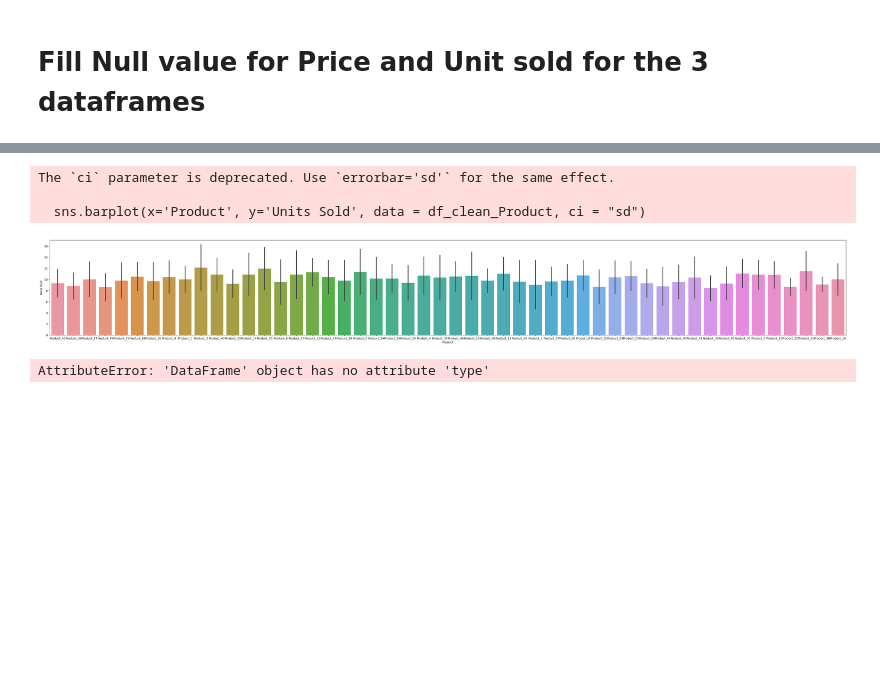
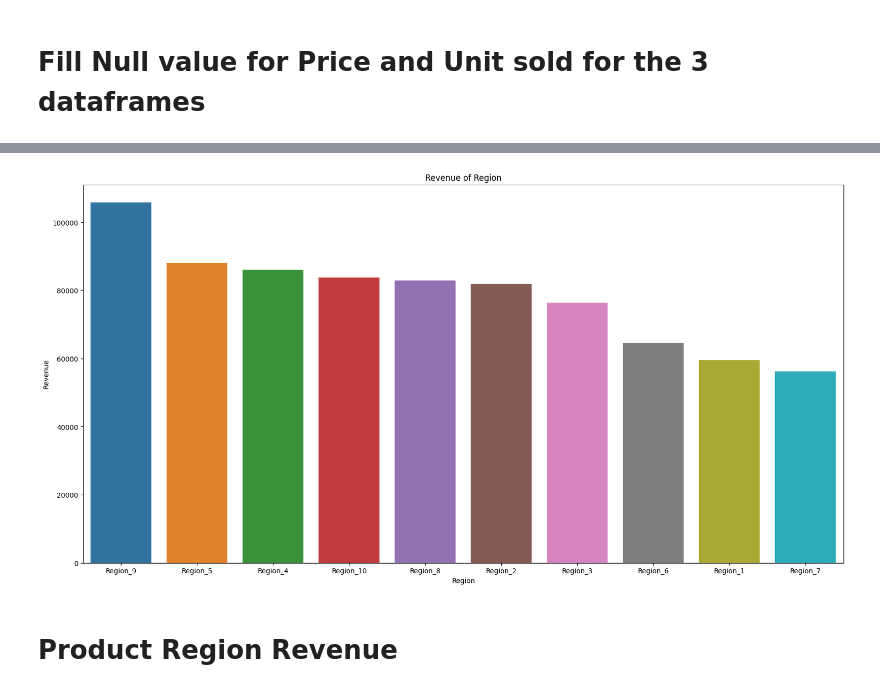
Before and after one commit to kaka5050/MBAN-6110, a Jupyter notebook: Asg 1/Assignment 1_On Yat Ka (220103339).ipynb, the cells around one changed output, grey strips where cells are left out. Saved outputs shown, nothing was run; the diff lists cells and outputs as text; code cells hidden in the pictures; blank space fills up the shorter version.

```diff
--- a/Asg 1/Assignment 1_On Yat Ka (220103339).ipynb
+++ b/Asg 1/Assignment 1_On Yat Ka (220103339).ipynb
@@ -215,0 +300,8 @@ dtype: int64
+# %%
+# drop all the rows with Price > 354 and show the boxplot
+df_clean_ProductRegion = df_clean_ProductRegion[df_clean_ProductRegion['Price'] <= 354]
+df_clean_ProductRegion.reset_index(drop=True, inplace=True)
+sns.boxplot(df_clean_ProductRegion['Price'])
+plt.title('Price')
+
+plt.show()
@@ -215,0 +310,7 @@ dtype: int64
+# %%
+# plot box plot for Unis Sold column
+df_clean_ProductRegion.reset_index(drop=True, inplace=True)
+sns.boxplot(data = df_clean_ProductRegion['Units Sold'])
+plt.title('Units Sold')
+
+plt.show()
@@ -215,0 +329,3 @@ dtype: int64
+# %%
+# create Revenue column
+df_clean_ProductRegion.loc[:, 'Revenue'] = df_clean_ProductRegion['Price'] * df_clean_ProductRegion['Units Sold']
@@ -215,0 +392,5 @@ dtype: int64
+# %%
+# create dataframe group by Region sort the dataframe by the Revenue in Descending order
+df_clean_R_Revenue = df_clean_ProductRegion.groupby('Region')['Revenue'].sum().reset_index()
+df_clean_R_Revenue = df_clean_R_Revenue.sort_values('Revenue', ascending=False)
+print(df_clean_R_Revenue)
@@ -216,13 +409,9 @@ dtype: int64
 # %%
-plt.figure(figsize=(50, 6))
-sns.barplot(x='Product', y='Units Sold', data = df_clean_Product, ci = "sd")
+plt.figure(figsize=(20, 10))
+sns.barplot(x='Region', y='Revenue', data = df_clean_R_Revenue, errorbar=None)
+plt.title('Revenue of Region')
 plt.show()
 # %% [output]
-The `ci` parameter is deprecated. Use `errorbar='sd'` for the same effect.
-
-  sns.barplot(x='Product', y='Units Sold', data = df_clean_Product, ci = "sd")
-[figure, old version]
+[figure, new version]
-# %%
-df_clean_Product.type()
-# %% [output]
-AttributeError: 'DataFrame' object has no attribute 'type'
+# %% [markdown]
+# Product Region Revenue
```
Also changed, not shown: parts of 25 cells of this notebook.
